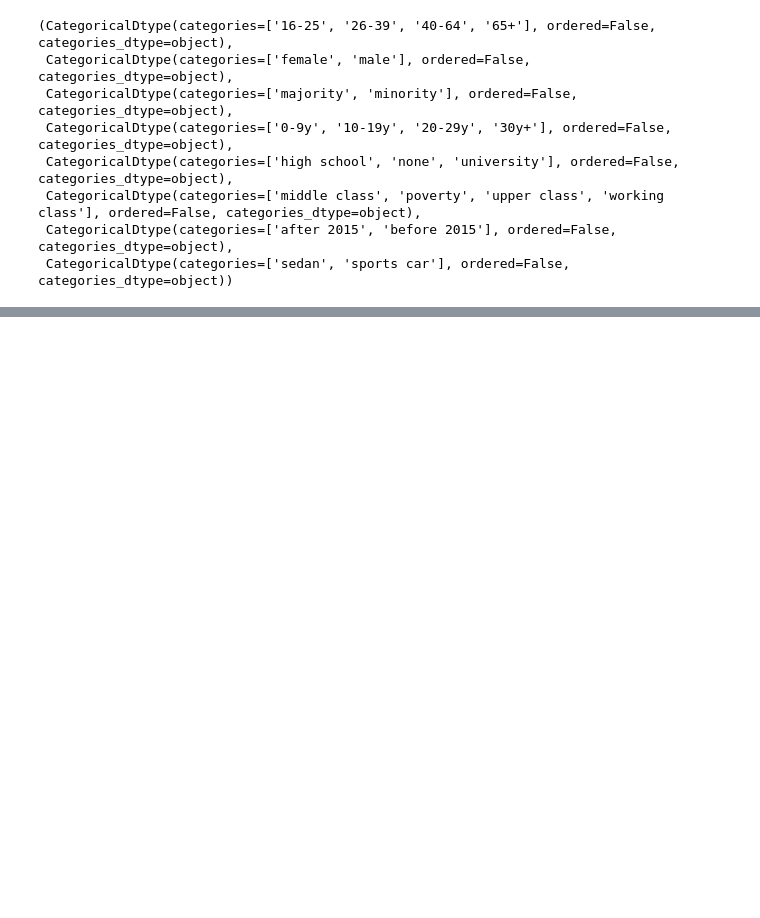
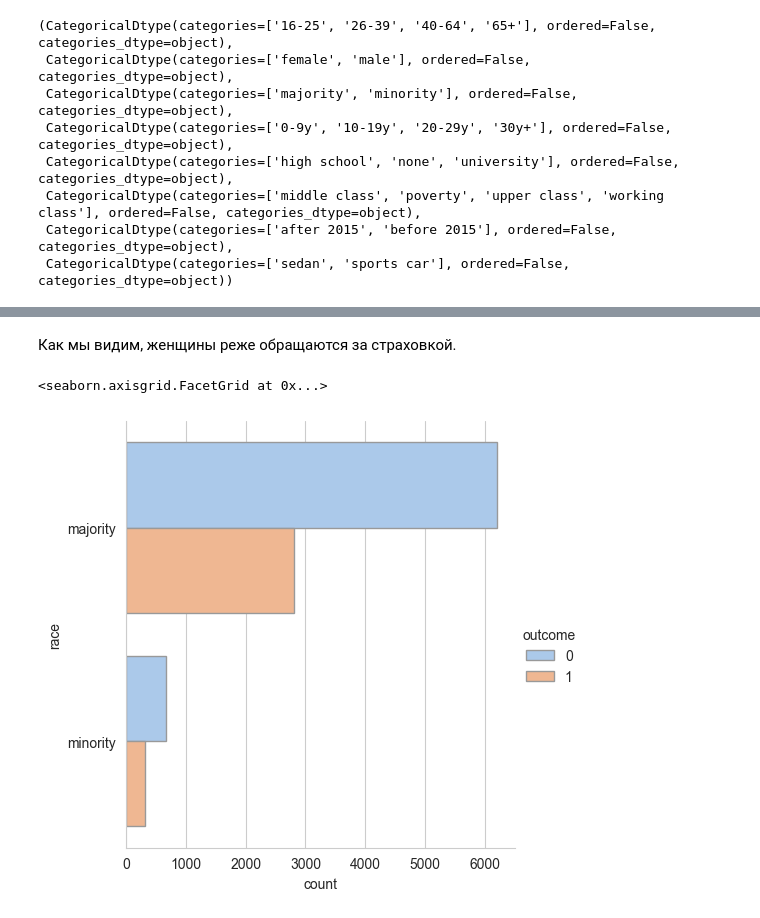
Before and after one commit to safarov-nm/machine-learning-and-data-analysis-practice, a Jupyter notebook: SafarovNM_HW1.ipynb, the cells around one changed output, grey strips where cells are left out. Saved outputs shown, nothing was run; the diff lists cells and outputs as text; code cells hidden in the pictures; blank space fills up the shorter version.

```diff
--- a/SafarovNM_HW1.ipynb
+++ b/SafarovNM_HW1.ipynb
@@ -130,0 +200,7 @@ data["age"].dtype,data["gender"].dtype,data["race"].dtype, data["driving_experie
+# %% [markdown]
+<p style="font-family: Times New Roman;">Как мы видим, женщины реже обращаются за страховкой.</p>
+# %%
+sns.catplot(y="race", hue="outcome", kind="count", palette="pastel", edgecolor=".6", data=data)
+# %% [output]
+<seaborn.axisgrid.FacetGrid at 0x...>
+[figure, added]
```
Also changed, not shown: parts of 62 cells of this notebook.
